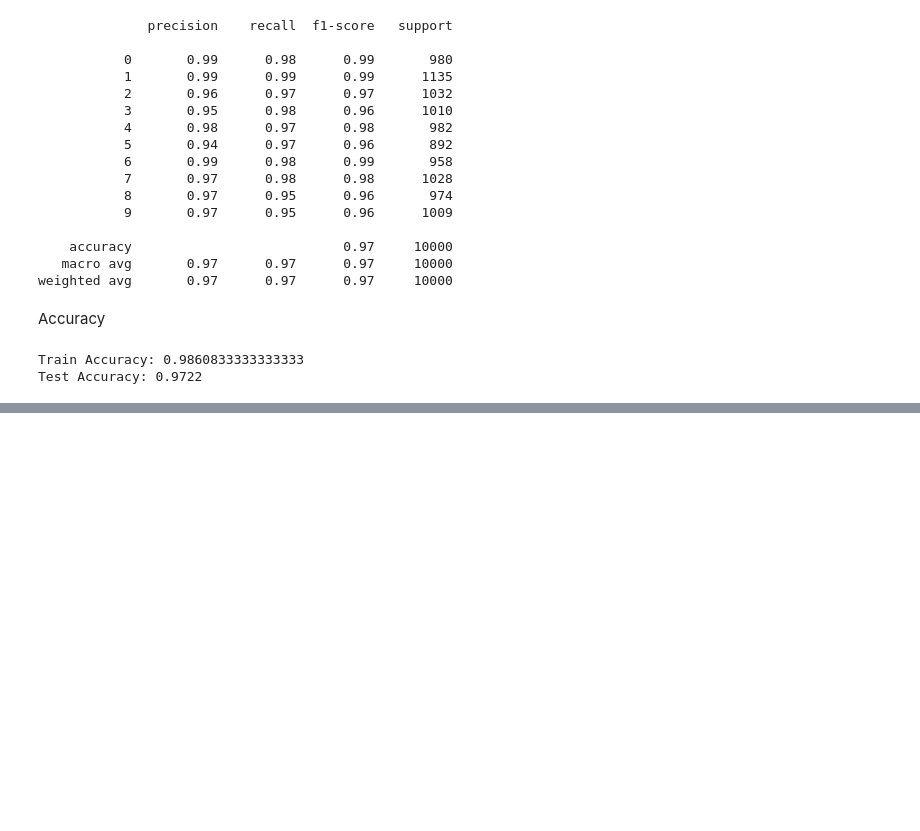
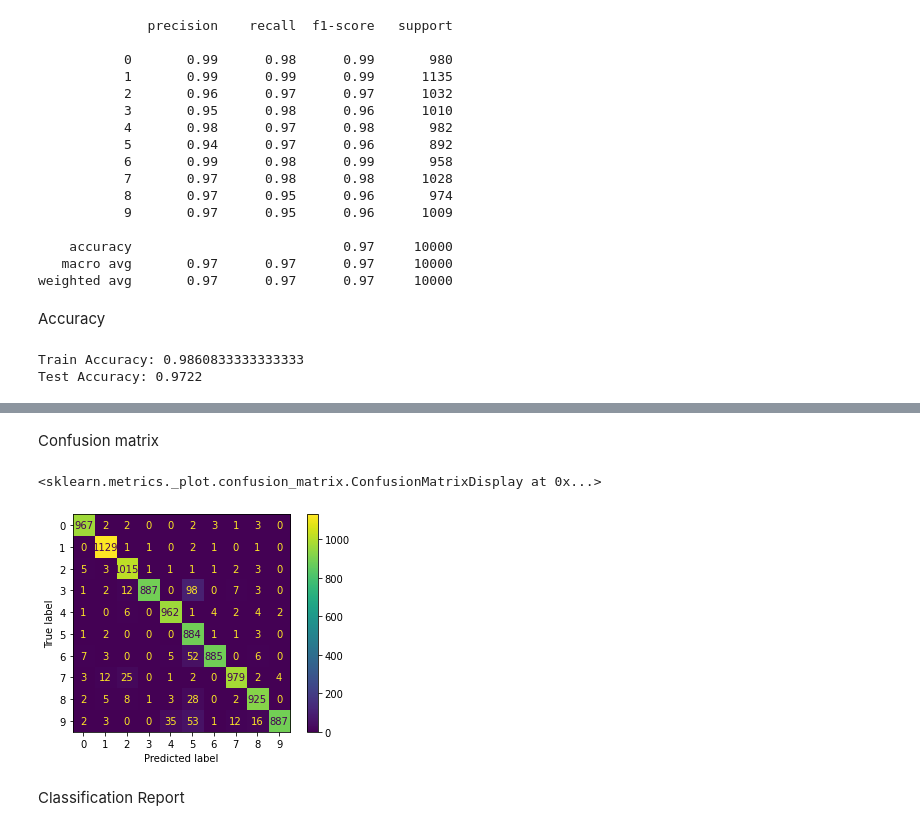
Before and after one commit to akansh12/Deep-Learning-for-imaging-EE5179, a Jupyter notebook: Assignment_1/PA1_CS22Z003.ipynb, the cells around one changed output, grey strips where cells are left out. Drawn from its saved outputs; the diff is of its cells as text; code cells hidden in the pictures; blank space fills up the shorter version.

```diff
--- a/Assignment_1/PA1_CS22Z003.ipynb
+++ b/Assignment_1/PA1_CS22Z003.ipynb
@@ -795,0 +785,4 @@ Test Accuracy: 0.9722
+# %%
+model = MLP()
+criterion = nn.CrossEntropyLoss()
+optimizer = torch.optim.Adam(model.parameters(), lr=0.01, weight_decay=1e-5)
@@ -795,0 +853,29 @@ Test Accuracy: 0.9722
+# %%
+y_train_label = train_data.targets.numpy()
+y_test_label = test_data.targets.numpy()
+y_train_pred = []
+y_test_pred = []
+
+train_loader = torch.utils.data.DataLoader(train_data, batch_size=64, shuffle= False)
+test_loader = torch.utils.data.DataLoader(test_data, batch_size=64, shuffle = False)
+
+with torch.no_grad():
+  model.eval()
+  for x_train, y_train in train_loader:
+    output = model(x_train)
+    y_train_pred.extend(torch.argmax(output, axis = 1).tolist())
+
+  for x_test, y_test in test_loader:
+    output = model(x_test)
+    y_test_pred.extend(torch.argmax(output, axis = 1).tolist())
+# %% [markdown]
+Confusion matrix
+# %%
+cm = confusion_matrix(y_test_label, y_test_pred, labels=list(range(0,10)))
+disp = ConfusionMatrixDisplay(confusion_matrix=cm,display_labels=list(range(0,10)))
+disp.plot()
+# %% [output]
+<sklearn.metrics._plot.confusion_matrix.ConfusionMatrixDisplay at 0x...>
+[figure, added]
+# %% [markdown]
+Classification Report
```
Also changed, not shown: parts of 13 cells of this notebook.
